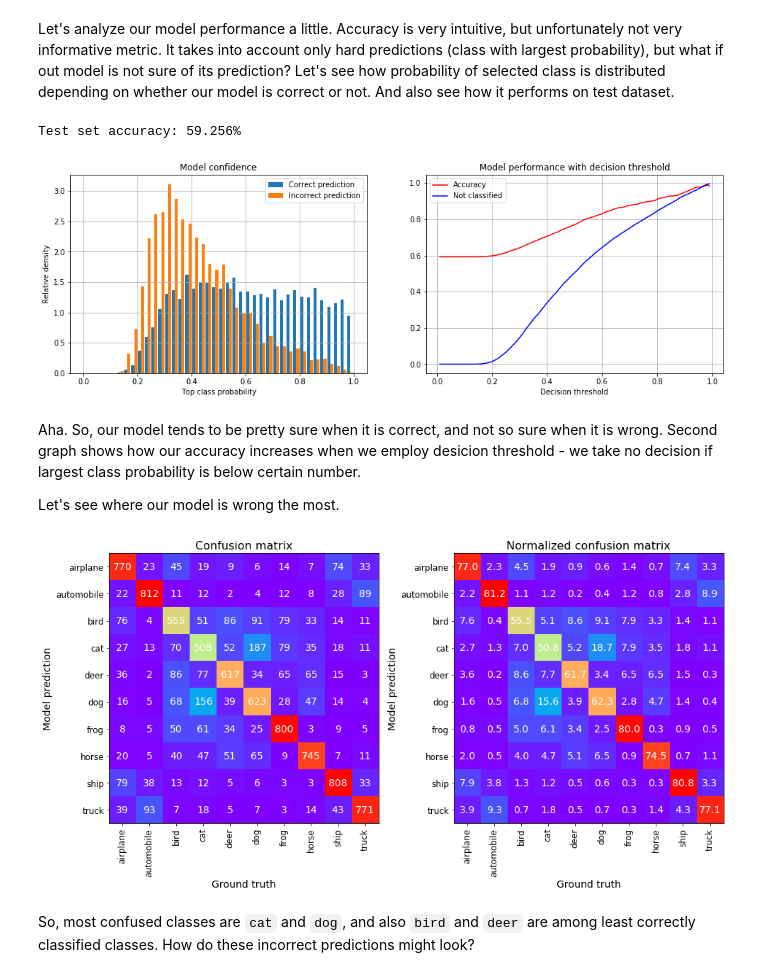
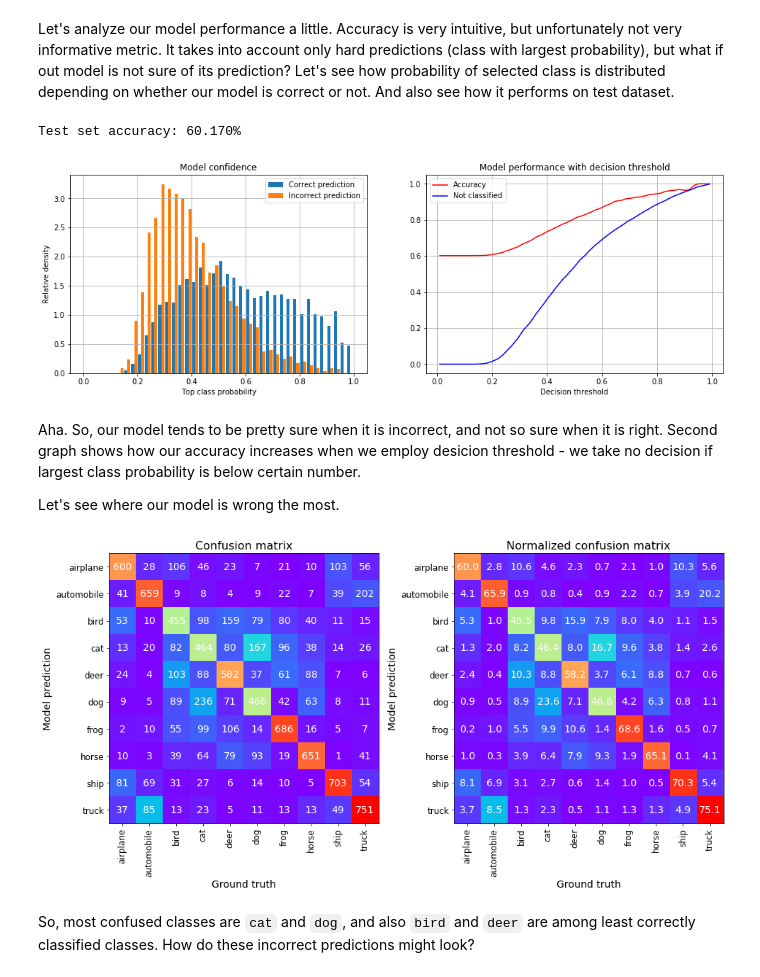
Before and after one commit to AlexS90/cs231n, a Jupyter notebook: assignment_2/asn2_pytorch.ipynb, the cells around one changed output. Drawn from its saved outputs; the diff is of its cells as text; code cells hidden in the pictures.

```diff
--- a/assignment_2/asn2_pytorch.ipynb
+++ b/assignment_2/asn2_pytorch.ipynb
@@ -93,7 +99,7 @@ X_mean = (X_train0.astype(np.float64)/255).mean(axis=(0, 2, 3))
 X_std = (X_train0.astype(np.float64)/255).std(axis=(0, 2, 3))
 
 X_train_norm = ((X_train0.astype(np.float64)/255) - X_mean[None, :, None, None])/X_std[None, :, None, None]
-X_test_norm = ((X_train0.astype(np.float64)/255) - X_mean[None, :, None, None])/X_std[None, :, None, None]
+X_test_norm = ((X_test0.astype(np.float64)/255) - X_mean[None, :, None, None])/X_std[None, :, None, None]
 # %% [output]
 Training data shape: 50000x3
 Test data shape: 10000x3
@@ -136,9 +142,9 @@ GPU = torch.device('cuda: 0')
 # %% [markdown]
 Although we're working with images here - we won't be using any image-specific tools and data augmentations, so simple `TensorDataset` would be enough. One note: Torch prefers images to have dimensions as ($B$, $C$, $H$, $W$), so we need to transpose axes a little.
 # %%
-X_train_norm_torch = torch.from_numpy(X_train_norm.transpose((0, 3, 1, 2))).type(torch.float)
+X_train_norm_torch = torch.from_numpy(X_train_norm).type(torch.float)
 y_train_torch = torch.from_numpy(y_train0).type(torch.LongTensor)
-X_test_norm_torch = torch.from_numpy(X_test_norm.transpose((0, 3, 1, 2))).type(torch.float)
+X_test_norm_torch = torch.from_numpy(X_test_norm).type(torch.float)
 y_test_torch = torch.from_numpy(np.array(y_test0)).type(torch.LongTensor)
 
 tiny_dset = TensorDataset(X_train_norm_torch[train_idxs[:100]], y_train_torch[train_idxs[:100]])
@@ -187,12 +189,12 @@ model_torch1 = nn.Sequential(
     nn.Dropout(p=0.2),
     Flattener(),
     # 3200
-    nn.Linear(in_features=3200, out_features=512, bias=False),
-    # 512
-    nn.BatchNorm1d(num_features=512),
+    nn.Linear(in_features=3200, out_features=256, bias=False),
+    # 256
+    nn.BatchNorm1d(num_features=256),
     nn.Dropout(p=0.5),
     nn.ReLU(),
-    nn.Linear(in_features=512, out_features=10)
+    nn.Linear(in_features=256, out_features=10)
     # 10
 )
 # %% [markdown]
@@ -261,5 +311,5 @@ The curves look very good - I see no ovefitting, and we got above $70\%$ accurac
 # %% [markdown]
 #### Saving/loading model
 # %%
-#torch.save(model_torch1.state_dict(), os.path.join('.', 'model_torch1_weights'))
-model_torch1.load_state_dict(torch.load(os.path.join('.', 'model_torch1_weights')))
+torch.save(model_torch1.state_dict(), os.path.join('.', 'model_torch1_weights'))
+#model_torch1.load_state_dict(torch.load(os.path.join('.', 'model_torch1_weights')))
@@ -270,23 +318,23 @@ FileNotFoundError: [Errno 2] No such file or directory: './model_torch1_weights'
 # %% [markdown]
 Let's analyze our model performance a little. Accuracy is very intuitive, but unfortunately not very informative metric. It takes into account only hard predictions (class with largest probability), but what if out model is not sure of its prediction? Let's see how probability of selected class is distributed depending on whether our model is correct or not. And also see how it performs on test dataset.
 # %%
-predX, gt, _ = predict_torch(model_torch1, val_loader, GPU)
+predX, gt, _ = predict_torch(model_torch1, test_loader, GPU)
 predX = predX.numpy()
 gt = gt.numpy()
 print('Test set accuracy: {0:.3f}%'.format(100*accuracy(gt, predX.argmax(axis=1))))
 visualize_prediction_confidence(predX, gt)
 # %% [output]
-Test set accuracy: 59.256%
+Test set accuracy: 60.170%
-[figure, old version]
+[figure, new version]
 # %% [markdown]
-Aha. So, our model tends to be pretty sure when it is correct, and not so sure when it is wrong. Second graph shows how our accuracy increases when we employ desicion threshold - we take no decision if largest class probability is below certain number.
+Aha. So, our model tends to be pretty sure when it is incorrect, and not so sure when it is right. Second graph shows how our accuracy increases when we employ desicion threshold - we take no decision if largest class probability is below certain number.
 
 Let's see where our model is wrong the most.
 # %%
 cm = confusion_matrix(gt, predX.argmax(axis=1))
 visualize_confusion_matrix(cm, categories)
 # %% [output]
-[figure, old version]
+[figure, new version]
 # %% [markdown]
 So, most confused classes are `cat` and `dog`, and also `bird` and `deer` are among least correctly classified classes. How do these incorrect predictions might look?
 # %%
```
Also changed, not shown: parts of 54 cells of this notebook, 3 other files.
